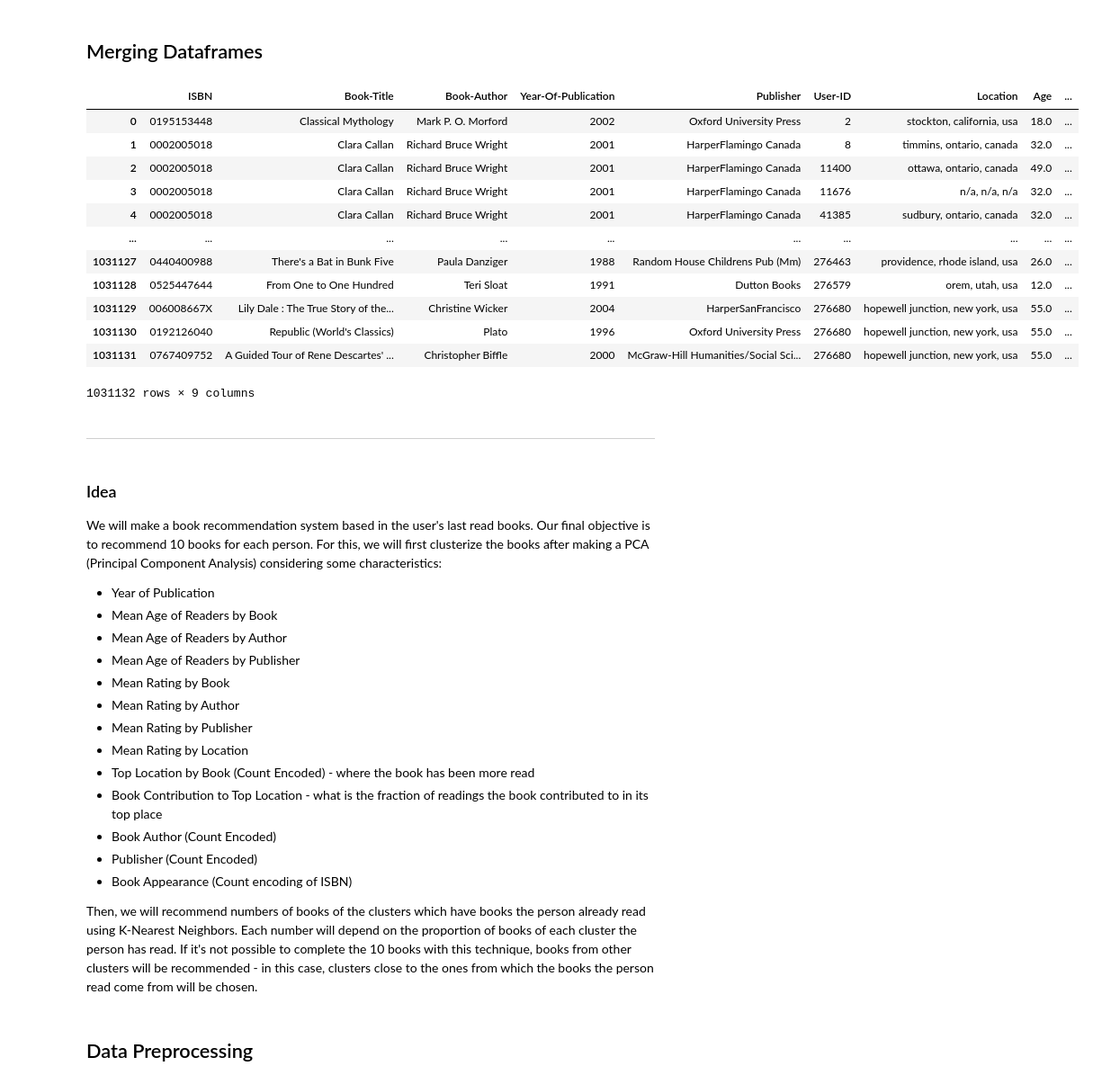
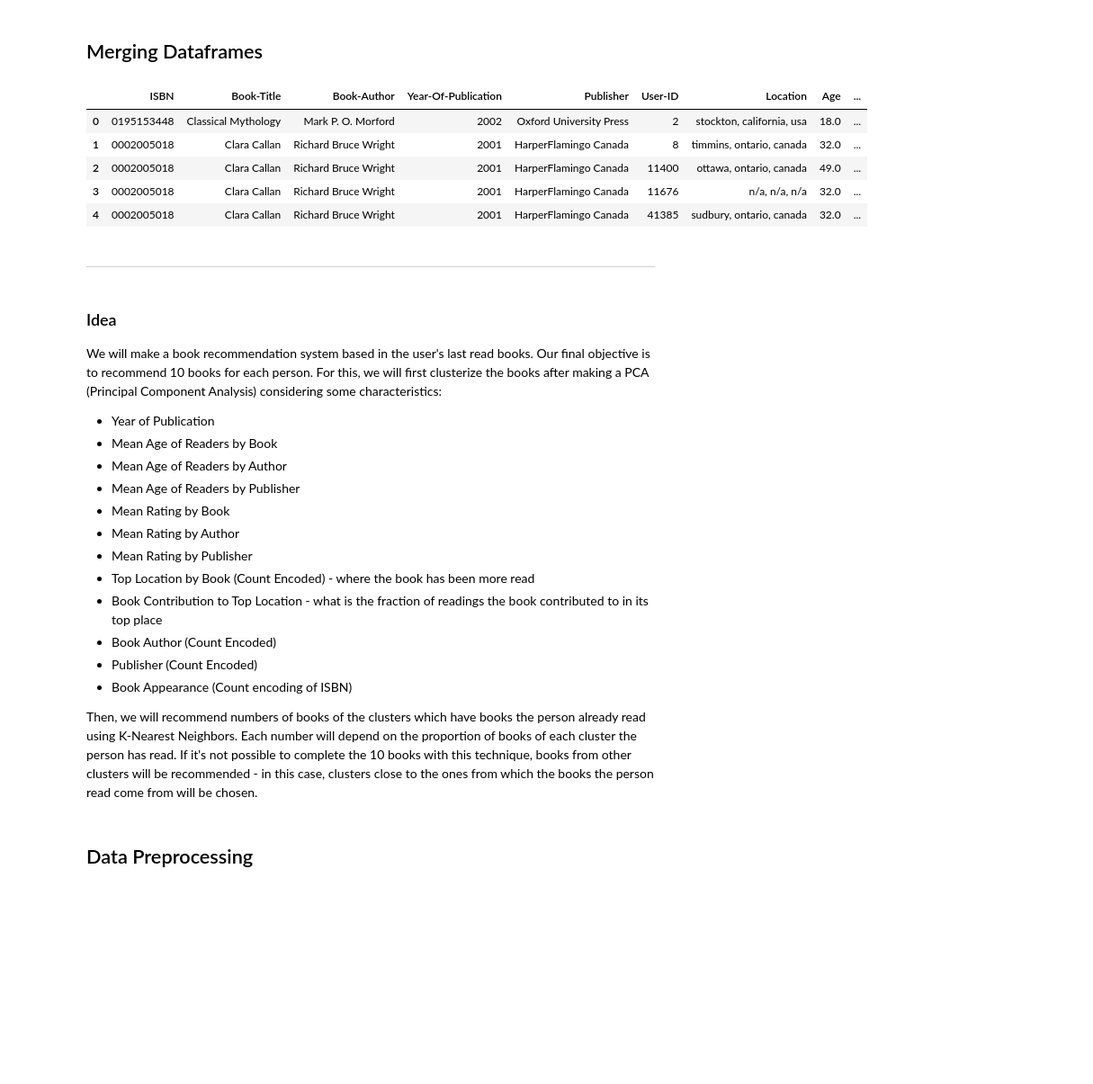
Before and after one commit to Samirnunes/data-science, a Jupyter notebook: machine_learning/book_recommendation/system.ipynb, the cells around one changed output. Shown at 90% size. Cells and saved outputs as stored; diff of their text form; code cells hidden in the pictures; blank space fills up the shorter version.

Commit message:
data preprocessing and feature extraction in book recommendation

```diff
--- a/machine_learning/book_recommendation/system.ipynb
+++ b/machine_learning/book_recommendation/system.ipynb
@@ -129,21 +132,14 @@ users_ratings = pd.merge(users, ratings, on="User-ID", how="inner")
 books_users_ratings = pd.merge(books, users_ratings, on="ISBN", how="inner")
 df = books_users_ratings.copy()
 # %%
-df
+df.head()
 # %% [output]
 |  | ISBN | Book-Title | Book-Author | Year-Of-Publication | Publisher | User-ID | Location | Age | ... |
 | 0 | 0195153448 | Classical Mythology | Mark P. O. Morford | 2002 | Oxford University Press | 2 | stockton, california, usa | 18.0 | ... |
 | 1 | 0002005018 | Clara Callan | Richard Bruce Wright | 2001 | HarperFlamingo Canada | 8 | timmins, ontario, canada | 32.0 | ... |
 | 2 | 0002005018 | Clara Callan | Richard Bruce Wright | 2001 | HarperFlamingo Canada | 11400 | ottawa, ontario, canada | 49.0 | ... |
 | 3 | 0002005018 | Clara Callan | Richard Bruce Wright | 2001 | HarperFlamingo Canada | 11676 | n/a, n/a, n/a | 32.0 | ... |
 | 4 | 0002005018 | Clara Callan | Richard Bruce Wright | 2001 | HarperFlamingo Canada | 41385 | sudbury, ontario, canada | 32.0 | ... |
-| ... | ... | ... | ... | ... | ... | ... | ... | ... | ... |
-| 1031127 | 0440400988 | There's a Bat in Bunk Five | Paula Danziger | 1988 | Random House Childrens Pub (Mm) | 276463 | providence, rhode island, usa | 26.0 | ... |
-| 1031128 | 0525447644 | From One to One Hundred | Teri Sloat | 1991 | Dutton Books | 276579 | orem, utah, usa | 12.0 | ... |
-| 1031129 | 006008667X | Lily Dale : The True Story of the... | Christine Wicker | 2004 | HarperSanFrancisco | 276680 | hopewell junction, new york, usa | 55.0 | ... |
-| 1031130 | 0192126040 | Republic (World's Classics) | Plato | 1996 | Oxford University Press | 276680 | hopewell junction, new york, usa | 55.0 | ... |
-| 1031131 | 0767409752 | A Guided Tour of Rene Descartes' ... | Christopher Biffle | 2000 | McGraw-Hill Humanities/Social Sci... | 276680 | hopewell junction, new york, usa | 55.0 | ... |
-1031132 rows × 9 columns
 # %% [markdown]
 ---
 # %% [markdown]
@@ -158,7 +154,6 @@ We will make a book recommendation system based in the user's last read books. O
 - Mean Rating by Book
 - Mean Rating by Author
 - Mean Rating by Publisher
-- Mean Rating by Location
 - Top Location by Book (Count Encoded) - where the book has been more read
 - Book Contribution to Top Location - what is the fraction of readings the book contributed to in its top place
 - Book Author (Count Encoded)
```
Also changed, not shown: parts of 15 cells of this notebook.
